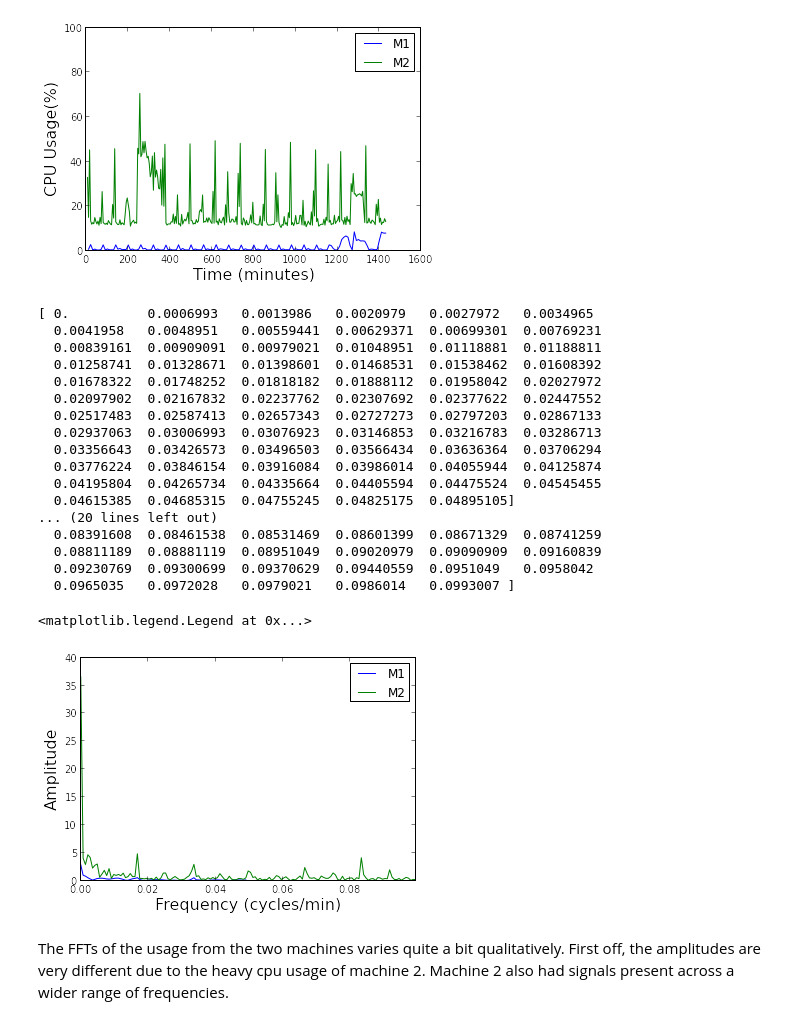
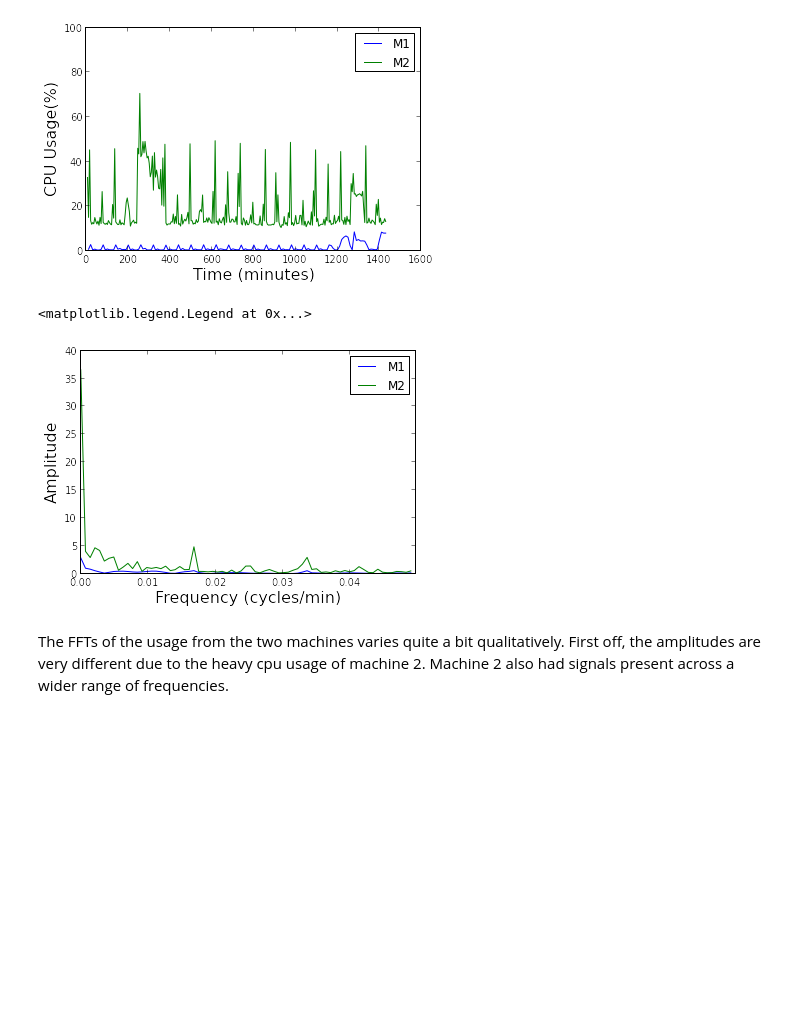
Before and after one commit to rnowling/notebooks, a Jupyter notebook: notebooks/Introduction to FFTs.ipynb, the cells around one changed output. Drawn from its saved outputs; the diff is of its cells as text; code cells hidden in the pictures; blank space fills up the shorter version.

Commit message:
Fix last plot in FFTs

```diff
--- a/notebooks/Introduction to FFTs.ipynb
+++ b/notebooks/Introduction to FFTs.ipynb
@@ -274,40 +274,24 @@ plt.legend()
 # %%
 freq1 = np.fft.fftfreq(143, d=10.)
 freq2 = np.fft.fftfreq(286, d=5.)
 
 coeff1_01 = np.fft.fft(machine1_01) / (143. / 2.0)
 amplitudes1_01 = np.abs(coeff1_01)
 
 coeff2_01 = np.fft.fft(machine2_01) / (286. / 2.0)
 amplitudes2_01 = np.abs(coeff2_01)
 
-# since machine2 has more samples, we have to use remove half the spectrum
-
+# since machine2 has more samples, the FFT can resolve twice as many
+# high frequencies vs machine1. we have to use remove half the spectrum
+# to make them comparable
 plt.plot(freq1[:143/2], amplitudes1_01[:143/2], label="M1")
-plt.plot(freq2[:(286+1)/2], amplitudes2_01[:(286+1)/2], label="M2")
+plt.plot(freq2[:143/2], amplitudes2_01[:143/2], label="M2")
 plt.xlabel("Frequency (cycles/min)", fontsize=16)
 plt.ylabel("Amplitude", fontsize=16)
-plt.xlim([0, max(freq)])
+plt.xlim([0, max(freq1)])
 plt.legend()
 # %% [output]
-[ 0.          0.0006993   0.0013986   0.0020979   0.0027972   0.0034965
-  0.0041958   0.0048951   0.00559441  0.00629371  0.00699301  0.00769231
-  0.00839161  0.00909091  0.00979021  0.01048951  0.01118881  0.01188811
-  0.01258741  0.01328671  0.01398601  0.01468531  0.01538462  0.01608392
-  0.01678322  0.01748252  0.01818182  0.01888112  0.01958042  0.02027972
-  0.02097902  0.02167832  0.02237762  0.02307692  0.02377622  0.02447552
-  0.02517483  0.02587413  0.02657343  0.02727273  0.02797203  0.02867133
-  0.02937063  0.03006993  0.03076923  0.03146853  0.03216783  0.03286713
-  0.03356643  0.03426573  0.03496503  0.03566434  0.03636364  0.03706294
-  0.03776224  0.03846154  0.03916084  0.03986014  0.04055944  0.04125874
-  0.04195804  0.04265734  0.04335664  0.04405594  0.04475524  0.04545455
-  0.04615385  0.04685315  0.04755245  0.04825175  0.04895105]
-... (20 lines left out)
-  0.08391608  0.08461538  0.08531469  0.08601399  0.08671329  0.08741259
-  0.08811189  0.08881119  0.08951049  0.09020979  0.09090909  0.09160839
-  0.09230769  0.09300699  0.09370629  0.09440559  0.0951049   0.0958042
-  0.0965035   0.0972028   0.0979021   0.0986014   0.0993007 ]
+<matplotlib.legend.Legend at 0x...>
-<matplotlib.legend.Legend at 0x...>
-[figure, old version]
+[figure, new version]
 # %% [markdown]
 The FFTs of the usage from the two machines varies quite a bit qualitatively.  First off, the amplitudes are very different due to the heavy cpu usage of machine 2.  Machine 2 also had signals present across a wider range of frequencies.
```
